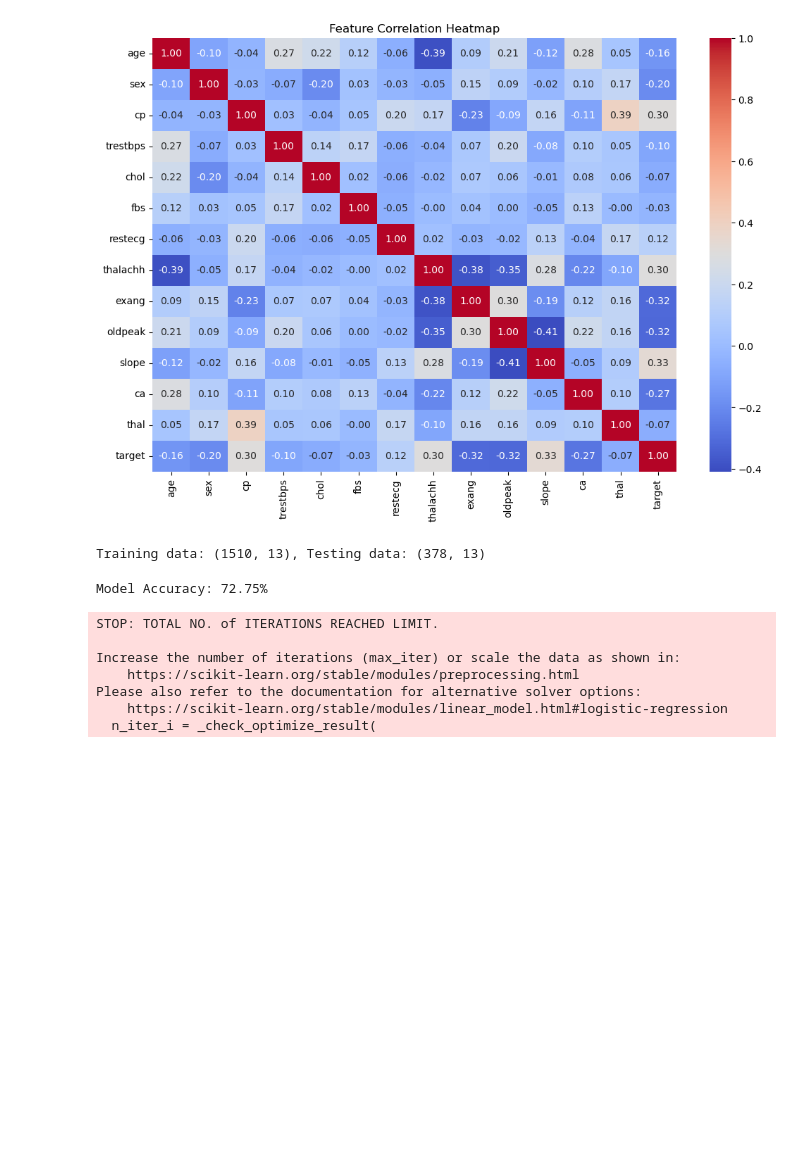
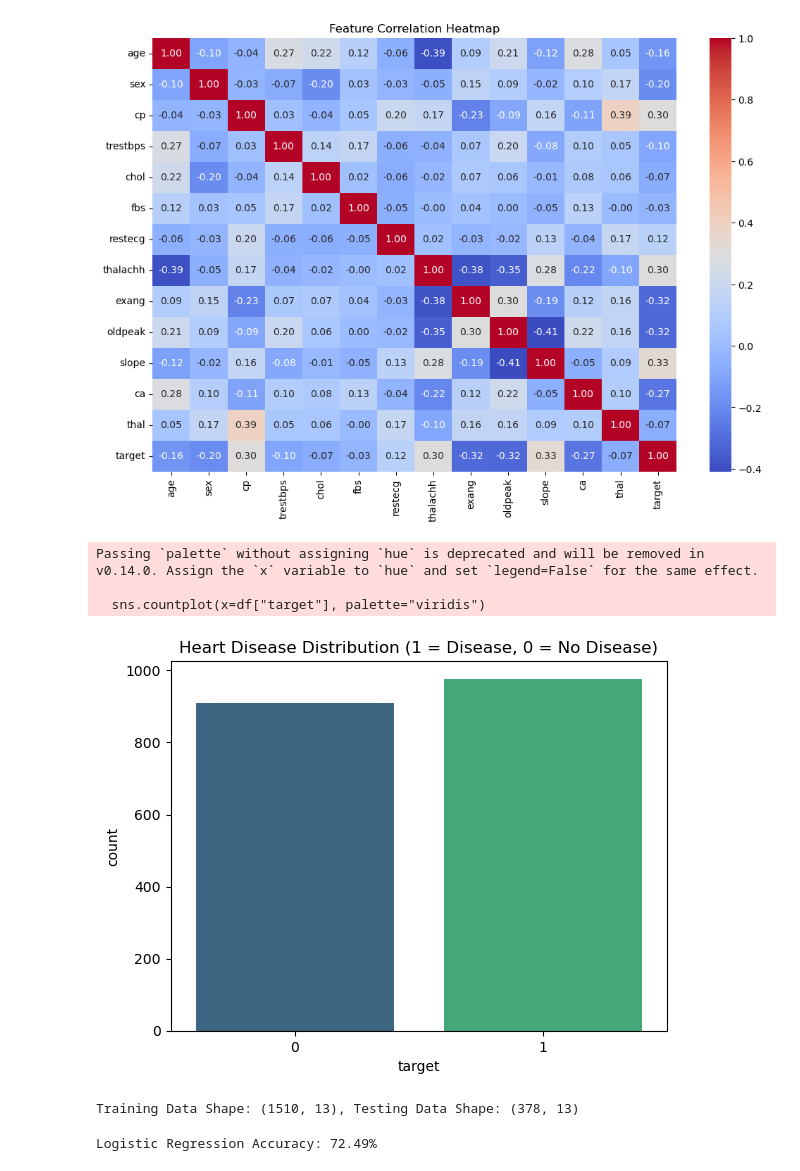
Before and after one commit to AishwaryaPatil2709/HeartDiseasePrediction, a Jupyter notebook: HeartDiseasePredictionML.ipynb, the cells around one changed output. Drawn from its saved outputs; the diff is of its cells as text; code cells hidden in the pictures; blank space fills up the shorter version.

Commit message:
Updated model, notebook, and added app.py

```diff
--- a/HeartDiseasePredictionML.ipynb
+++ b/HeartDiseasePredictionML.ipynb
@@ -122,12 +65,0 @@ NameError: name 'sns' is not defined
-# %%
-import seaborn as sns
-import matplotlib.pyplot as plt
-import pandas as pd
-
-# Load the dataset (if not already loaded)
-df = pd.read_csv("heart_dataset.csv")
-
-# Count plot for target variable (1 = Disease, 0 = No Disease)
-sns.countplot(x=df["target"], palette="viridis")
-plt.title("Heart Disease Distribution")
-plt.show()
@@ -139,12 +65,0 @@ Passing `palette` without assigning `hue` is deprecated and will be removed in v
-# %%
-import seaborn as sns
-import matplotlib.pyplot as plt
-import pandas as pd
-
-# Load the dataset
-df = pd.read_csv("heart_dataset.csv")
-
-# Count plot for target variable (1 = Disease, 0 = No Disease)
-sns.countplot(x=df["target"], hue=df["target"], palette="viridis", legend=False)
-plt.title("Heart Disease Distribution")
-plt.show()
@@ -162,3 +72,14 @@ plt.title("Feature Correlation Heatmap")
 plt.show()
 # %% [output]
 [figure]
+# %%
+#Visualize Target Variable Distribution
+# Plot the count of patients with and without heart disease
+sns.countplot(x=df["target"], palette="viridis")
+plt.title("Heart Disease Distribution (1 = Disease, 0 = No Disease)")
+plt.show()
+# %% [output]
+Passing `palette` without assigning `hue` is deprecated and will be removed in v0.14.0. Assign the `x` variable to `hue` and set `legend=False` for the same effect.
+
+  sns.countplot(x=df["target"], palette="viridis")
+[figure, added]
@@ -165,14 +91,11 @@ plt.show()
 # %%
-# Step 2: Split the Data for Training & Testing
+# Split Data into Training & Testing Sets
 from sklearn.model_selection import train_test_split
 
-# Define features (X) and target variable (y)
-X = df.drop(columns=["target"])  # All columns except 'target'
-y = df["target"]  # Target variable
-
-# Split into training (80%) and testing (20%) sets
+# Split data into 80% training and 20% testing
 X_train, X_test, y_train, y_test = train_test_split(X, y, test_size=0.2, random_state=42)
 
-print(f"Training data: {X_train.shape}, Testing data: {X_test.shape}")
+# Display dataset shapes
+print(f"Training Data Shape: {X_train.shape}, Testing Data Shape: {X_test.shape}")
 # %% [output]
-Training data: (1510, 13), Testing data: (378, 13)
+Training Data Shape: (1510, 13), Testing Data Shape: (378, 13)
@@ -179,24 +116,19 @@ Training data: (1510, 13), Testing data: (378, 13)
 # %%
-# Step 3: Train a Machine Learning Model
+# Train Logistic Regression (Initial Model)
 from sklearn.linear_model import LogisticRegression
 from sklearn.metrics import accuracy_score
 
-# Initialize and train the model
-model = LogisticRegression()
-model.fit(X_train, y_train)
+# Initialize Logistic Regression model with higher iterations
+log_model = LogisticRegression(max_iter=1000)
 
-# Make predictions on the test set
-y_pred = model.predict(X_test)
+# Train the model using the training dataset
+log_model.fit(X_train_scaled, y_train)
 
-# Evaluate accuracy
-accuracy = accuracy_score(y_test, y_pred)
-print(f"Model Accuracy: {accuracy * 100:.2f}%")
+# Make predictions on the test dataset
+y_pred_log = log_model.predict(X_test_scaled)
+
+# Evaluate Logistic Regression Model Accuracy
+log_accuracy = accuracy_score(y_test, y_pred_log)
+print(f"Logistic Regression Accuracy: {log_accuracy * 100:.2f}%")
 # %% [output]
-Model Accuracy: 72.75%
+Logistic Regression Accuracy: 72.49%
-STOP: TOTAL NO. of ITERATIONS REACHED LIMIT.
-
-Increase the number of iterations (max_iter) or scale the data as shown in:
-    https://scikit-learn.org/stable/modules/preprocessing.html
-Please also refer to the documentation for alternative solver options:
-    https://scikit-learn.org/stable/modules/linear_model.html#logistic-regression
-  n_iter_i = _check_optimize_result(
```
Also changed, not shown: parts of 22 cells of this notebook, 2 other files.
